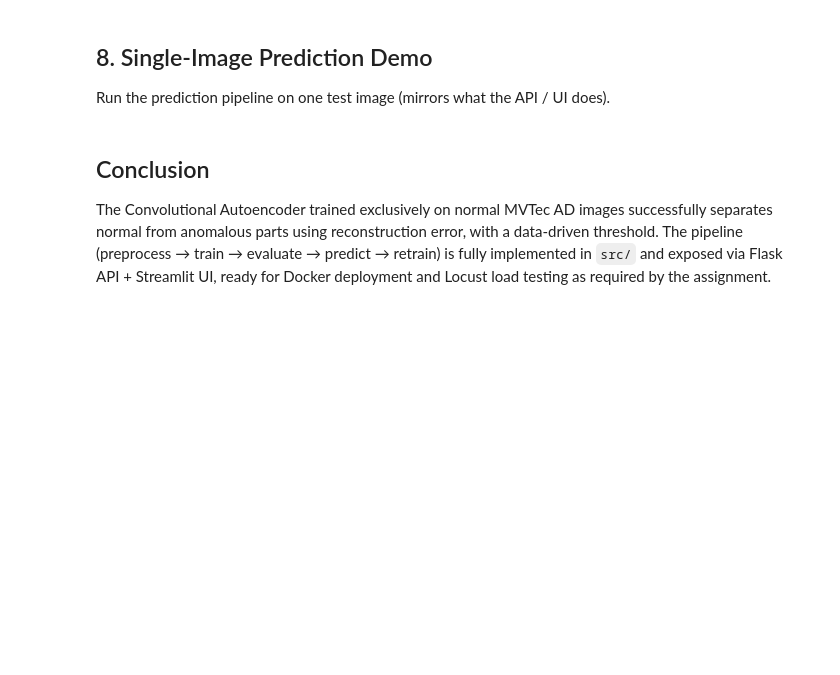
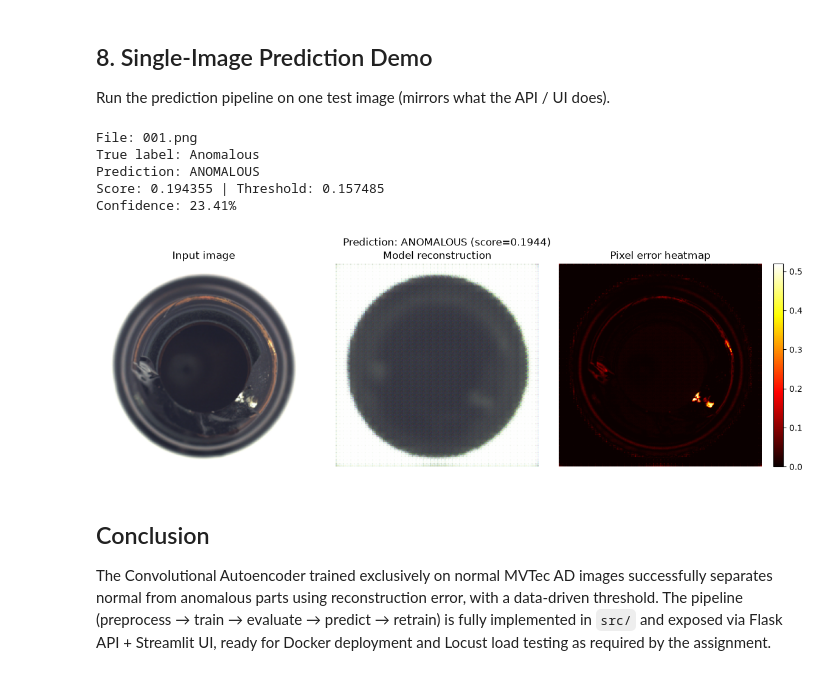
Before and after one commit to Mukasa-E/Summative-MLOP, a Jupyter notebook: Machine_Learning_Cycle/notebook/summative_mlop.ipynb, the cells around one changed output. Drawn from its saved outputs; the diff is of its cells as text; code cells hidden in the pictures; blank space fills up the shorter version.

```diff
--- a/Machine_Learning_Cycle/notebook/summative_mlop.ipynb
+++ b/Machine_Learning_Cycle/notebook/summative_mlop.ipynb
@@ -181,31 +228,41 @@ plt.show()
 
 Run the prediction pipeline on one test image (mirrors what the API / UI does).
 # %%
-# Predict on the first anomalous test image
-demo_idx = int(np.where(y_test == 1)[0][0]) if (y_test == 1).any() else 0
+# Select an anomalous test example the model correctly detects when available
+detected_anomalies = np.flatnonzero((y_test == 1) & (labels == 1))
+demo_idx = int(detected_anomalies[0]) if len(detected_anomalies) else 0
+if not len(detected_anomalies):
+    print("No anomalous test image was correctly detected; showing the first test image.")
 demo_path = test_paths[demo_idx]
 
-result = predict_single(demo_path, include_images=True)
+result = predict_single(demo_path, include_images=True, category=CATEGORY)
 
-print(f"File: {demo_path}")
+print(f"File: {os.path.basename(demo_path)}")
 print(f"True label: {'Anomalous' if y_test[demo_idx]==1 else 'Normal'}")
 print(f"Prediction: {'ANOMALOUS' if result['anomaly'] else 'NORMAL'}")
 print(f"Score: {result['score']:.6f} | Threshold: {result['threshold']:.6f}")
 print(f"Confidence: {result['confidence']:.2%}")
 
 fig, axes = plt.subplots(1, 3, figsize=(12, 4))
 axes[0].imshow(Image.open(demo_path).convert('RGB').resize((224, 224)))
 axes[0].set_title('Input image')
 axes[1].imshow(result['reconstruction'])
 axes[1].set_title('Model reconstruction')
 heatmap = axes[2].imshow(result['error_map'], cmap='hot')
 axes[2].set_title('Pixel error heatmap')
 for ax in axes:
     ax.axis('off')
 fig.colorbar(heatmap, ax=axes[2], fraction=0.046)
 plt.suptitle(f"Prediction: {'ANOMALOUS' if result['anomaly'] else 'NORMAL'} (score={result['score']:.4f})")
 plt.tight_layout()
 plt.show()
+# %% [output]
+File: 001.png
+True label: Anomalous
+Prediction: ANOMALOUS
+Score: 0.194355 | Threshold: 0.157485
+Confidence: 23.41%
+[figure, added]
 # %% [markdown]
 ## Conclusion
 
```
Also changed, not shown: parts of 8 cells of this notebook, 16 other files.
